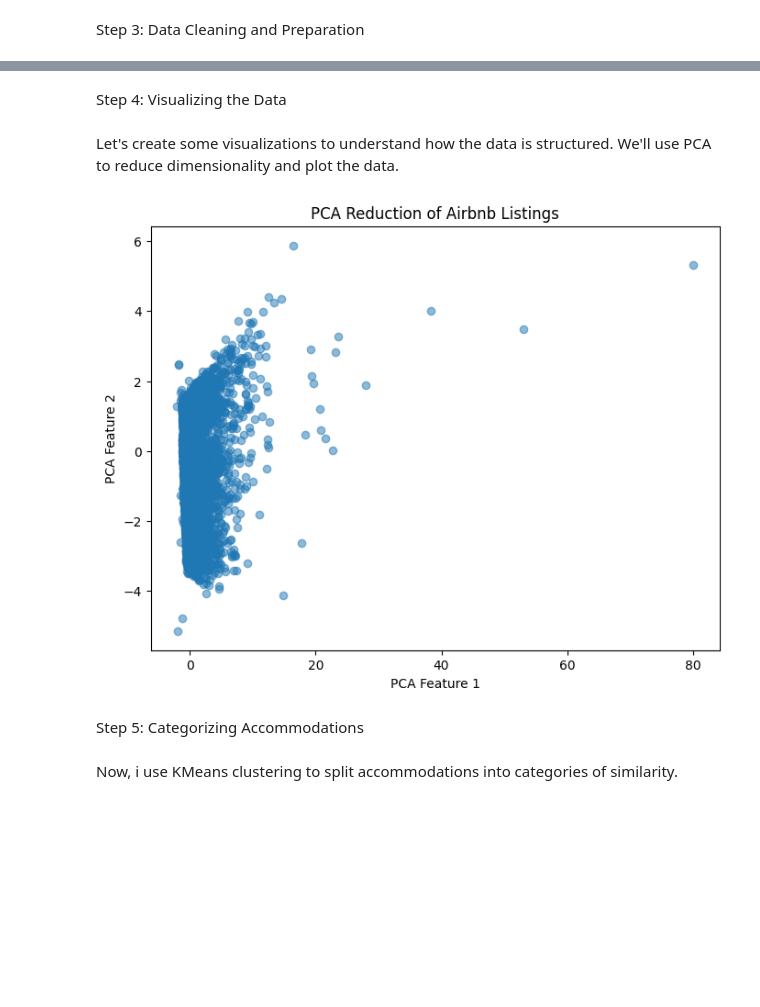
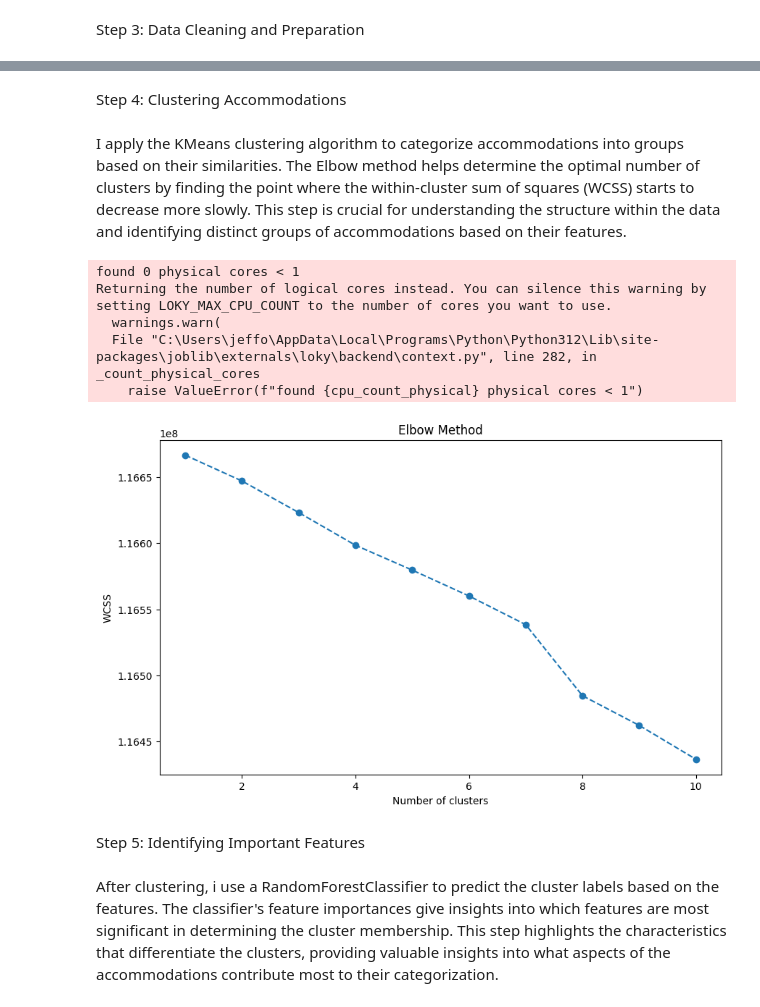
Before and after one commit to Jeffrey-Oechsner/Mini-Project-AI, a Jupyter notebook: Mini Projects AI.ipynb, the cells around one changed output, grey strips where cells are left out. Drawn from its saved outputs; the diff is of its cells as text; code cells hidden in the pictures; blank space fills up the shorter version.

```diff
--- a/Mini Projects AI.ipynb
+++ b/Mini Projects AI.ipynb
@@ -109,52 +82,35 @@ TypeError: Cannot convert [['Home in Copenhagen · ★4.91 · 4 bedrooms · 4 be
 # %% [markdown]
-Step 4: Visualizing the Data
+Step 4: Clustering Accommodations
 # %% [markdown]
-Let's create some visualizations to understand how the data is structured. We'll use PCA to reduce dimensionality and plot the data.
+I apply the KMeans clustering algorithm to categorize accommodations into groups based on their similarities. The Elbow method helps determine the optimal number of clusters by finding the point where the within-cluster sum of squares (WCSS) starts to decrease more slowly. This step is crucial for understanding the structure within the data and identifying distinct groups of accommodations based on their features.
 # %%
-import pandas as pd
-import numpy as np
-from sklearn.impute import SimpleImputer
-from sklearn.preprocessing import StandardScaler
-from sklearn.decomposition import PCA
-import matplotlib.pyplot as plt
+# Choose the number of clusters with the Elbow method
+wcss = []
+for i in range(1, 11):
+    kmeans = KMeans(n_clusters=i, random_state=42)
+    kmeans.fit(df_scaled)
+    wcss.append(kmeans.inertia_)
 
-# Load the dataset
-df = pd.read_csv('listings.csv')
+# Plot the WCSS values
+plt.figure(figsize=(10, 6))
+plt.plot(range(1, 11), wcss, marker='o', linestyle='--')
+plt.title('Elbow Method')
+plt.xlabel('Number of clusters')
+plt.ylabel('WCSS')
+plt.show()
 
-# Drop columns with all missing values to avoid imputation issues
-df.dropna(axis=1, how='all', inplace=True)
-
-# Focus on numeric data for PCA, dropping non-numeric columns
-numeric_df = df.select_dtypes(include=[np.number])
-
-# Impute missing values in the remaining numeric columns
-imputer = SimpleImputer(strategy='median')
-imputed_data = imputer.fit_transform(numeric_df)
-# Recreate the DataFrame with imputed data
-numeric_df_filled = pd.DataFrame(imputed_data, columns=numeric_df.columns)
-
-# Confirm no NaN values are present
-assert numeric_df_filled.isnull().sum().sum() == 0, "NaN values present after imputation."
-
-# Scale the numeric data
-scaler = StandardScaler()
-scaled_features = scaler.fit_transform(numeric_df_filled)
-
-# Apply PCA
-pca = PCA(n_components=2)
-pca_features = pca.fit_transform(scaled_features)
-
-# Plot the PCA-reduced data
-plt.figure(figsize=(8, 6))
-plt.scatter(pca_features[:, 0], pca_features[:, 1], alpha=0.5)
-plt.xlabel('PCA Feature 1')
-plt.ylabel('PCA Feature 2')
-plt.title('PCA Reduction of Airbnb Listings')
-plt.show()
+# Assuming optimal clusters based on the Elbow Method is 3.
+kmeans = KMeans(n_clusters=3, random_state=42)
+df['Cluster'] = kmeans.fit_predict(df_scaled)
 # %% [output]
+found 0 physical cores < 1
+Returning the number of logical cores instead. You can silence this warning by setting LOKY_MAX_CPU_COUNT to the number of cores you want to use.
+  warnings.warn(
+  File "C:\Users\jeffo\AppData\Local\Programs\Python\Python312\Lib\site-packages\joblib\externals\loky\backend\context.py", line 282, in _count_physical_cores
+    raise ValueError(f"found {cpu_count_physical} physical cores < 1")
-[figure, old version]
+[figure, new version]
 # %% [markdown]
-Step 5: Categorizing Accommodations
+Step 5: Identifying Important Features
 # %% [markdown]
-Now, i use KMeans clustering to split accommodations into categories of similarity.
+After clustering, i use a RandomForestClassifier to predict the cluster labels based on the features. The classifier's feature importances give insights into which features are most significant in determining the cluster membership. This step highlights the characteristics that differentiate the clusters, providing valuable insights into what aspects of the accommodations contribute most to their categorization.
 # %%
```
Also changed, not shown: parts of 11 cells of this notebook.
